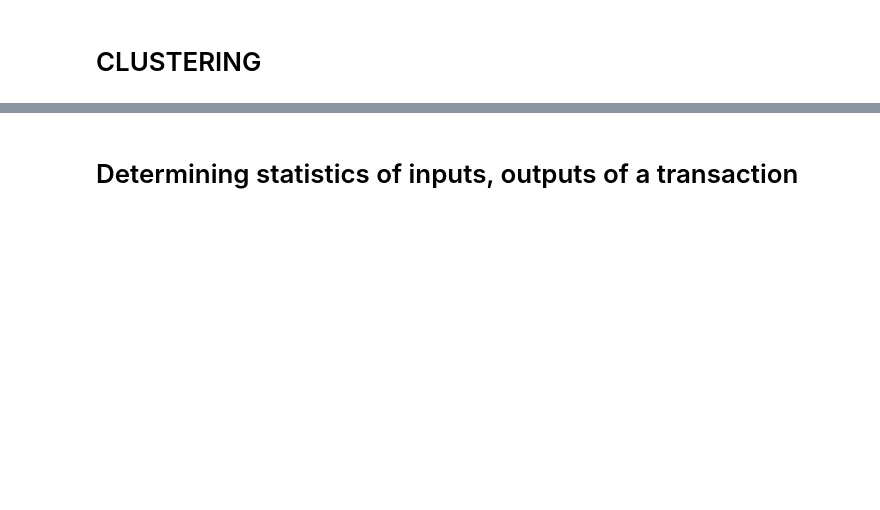
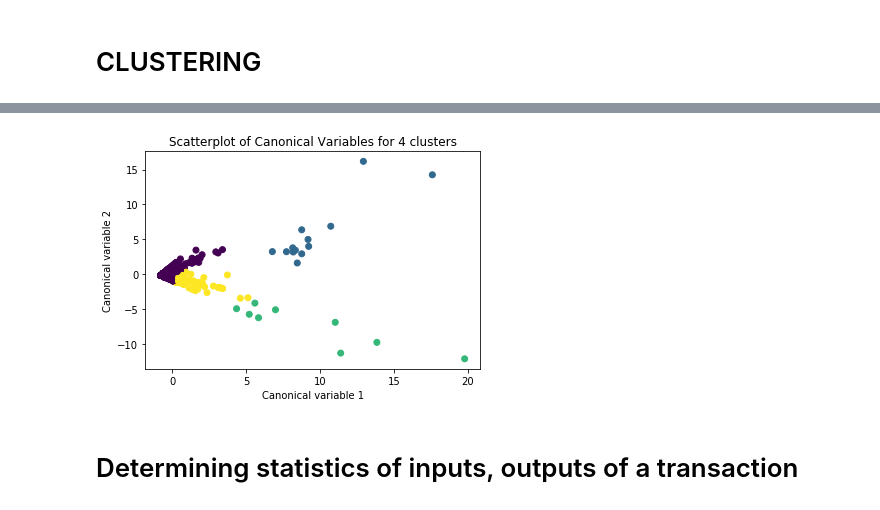
Before and after one commit to ZacharyChenpk/masters_thesis, a Jupyter notebook: exploration.ipynb, the cells around one changed output, grey strips where cells are left out. Cells and saved outputs as stored; diff of their text form; code cells hidden in the pictures; blank space fills up the shorter version.

```diff
--- a/exploration.ipynb
+++ b/exploration.ipynb
@@ -335,3 +182,25 @@ print(matches)
+# %%
+model = sklearn.cluster.KMeans(n_clusters = 4)
+model.fit(clus_train)
+clusassign = model.predict(clus_train)
+
+
+#Principal Component Analysis
+pca_2 = sklearn.decomposition.PCA(2)
+plot_columns = pca_2.fit_transform(clus_train)
+plt.scatter(x=plot_columns[:,0],y=plot_columns[:,1],c=model.labels_)
+plt.xlabel('Canonical variable 1')
+plt.ylabel('Canonical variable 2')
+plt.title('Scatterplot of Canonical Variables for 4 clusters')
+plt.show
+
+# Get cluster assignment labels
+labels = model.labels_
+# Format results as a DataFrame
+data = {'transaction_id':clus_train.index,'cluster_label':labels}
+results = pd.DataFrame(data)
+# %% [output]
+[figure, added]
 # %% [markdown]
 # Determining statistics of inputs, outputs of a transaction
 # %%
```
Also changed, not shown: parts of 50 cells of this notebook, 7 other files.
